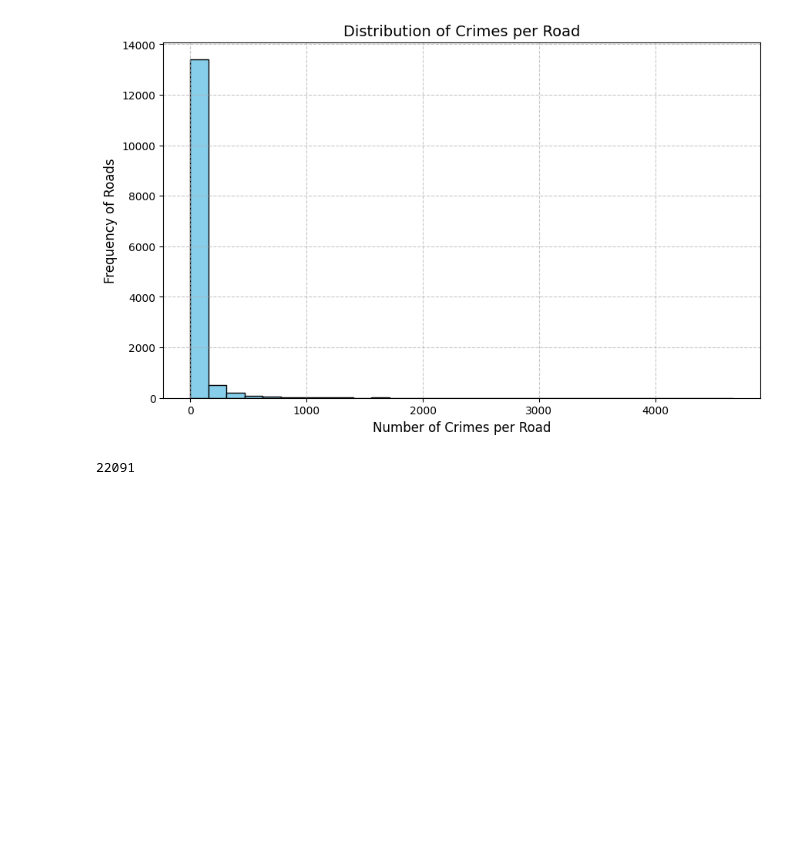
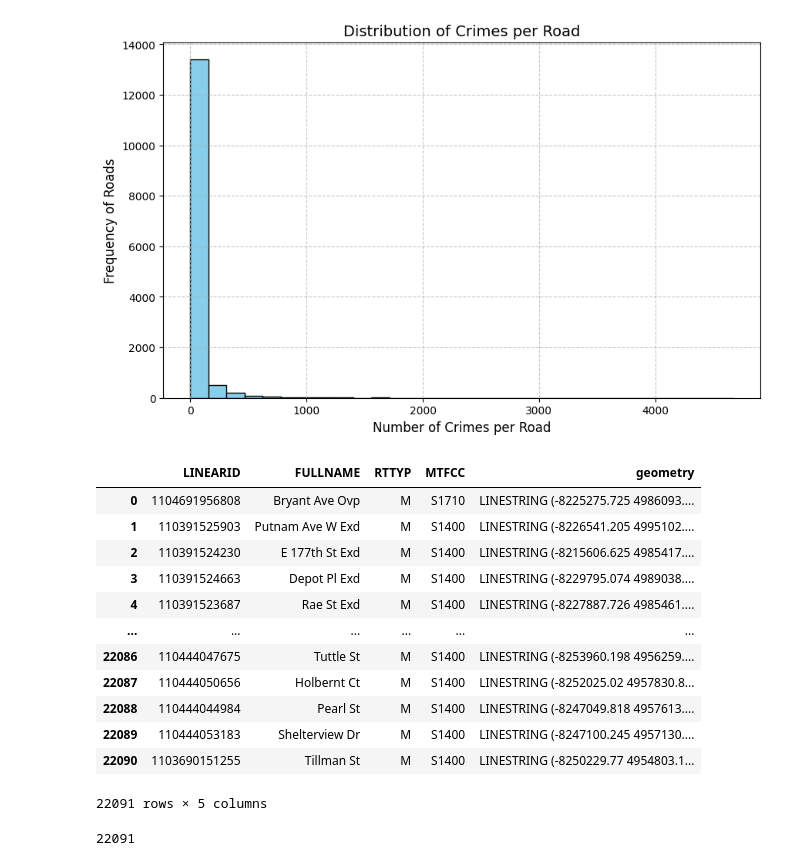
Before and after one commit to gcivil-nyu-org/team2-wed-spring25, a Jupyter notebook: transform_data.ipynb, the cells around one changed output. Drawn from its saved outputs; the diff is of its cells as text; code cells hidden in the pictures; blank space fills up the shorter version.

```diff
--- a/transform_data.ipynb
+++ b/transform_data.ipynb
@@ -281,6 +295,22 @@ def split_road_at_intersections(road, other_roads):
                 subsegments.append(second_segment)
 
     return subsegments
+# %%
+ny_roads_final
+# %% [output]
+|  | LINEARID | FULLNAME | RTTYP | MTFCC | geometry |
+| 0 | 1104691956808 | Bryant Ave Ovp | M | S1710 | LINESTRING (-8225275.725 4986093.... |
+| 1 | 110391525903 | Putnam Ave W Exd | M | S1400 | LINESTRING (-8226541.205 4995102.... |
+| 2 | 110391524230 | E 177th St Exd | M | S1400 | LINESTRING (-8215606.625 4985417.... |
+| 3 | 110391524663 | Depot Pl Exd | M | S1400 | LINESTRING (-8229795.074 4989038.... |
+| 4 | 110391523687 | Rae St Exd | M | S1400 | LINESTRING (-8227887.726 4985461.... |
+| ... | ... | ... | ... | ... | ... |
+| 22086 | 110444047675 | Tuttle St | M | S1400 | LINESTRING (-8253960.198 4956259.... |
+| 22087 | 110444050656 | Holbernt Ct | M | S1400 | LINESTRING (-8252025.02 4957830.8... |
+| 22088 | 110444044984 | Pearl St | M | S1400 | LINESTRING (-8247049.818 4957613.... |
+| 22089 | 110444053183 | Shelterview Dr | M | S1400 | LINESTRING (-8247100.245 4957130.... |
+| 22090 | 1103690151255 | Tillman St | M | S1400 | LINESTRING (-8250229.77 4954803.1... |
+22091 rows × 5 columns
 # %%
 len(ny_roads_final)
 # %% [output]
```
Also changed, not shown: parts of 13 cells of this notebook, 1 other file.
